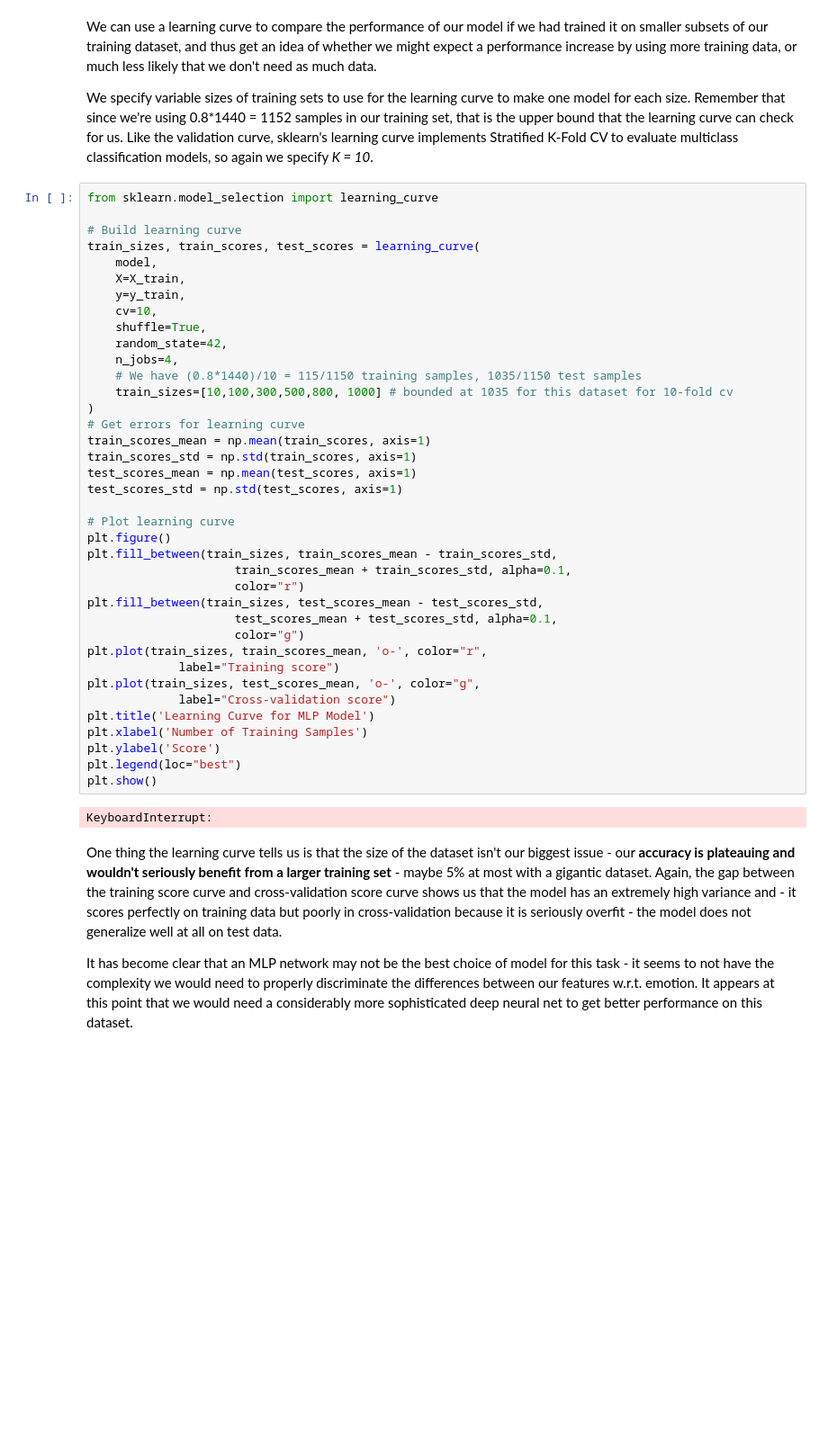
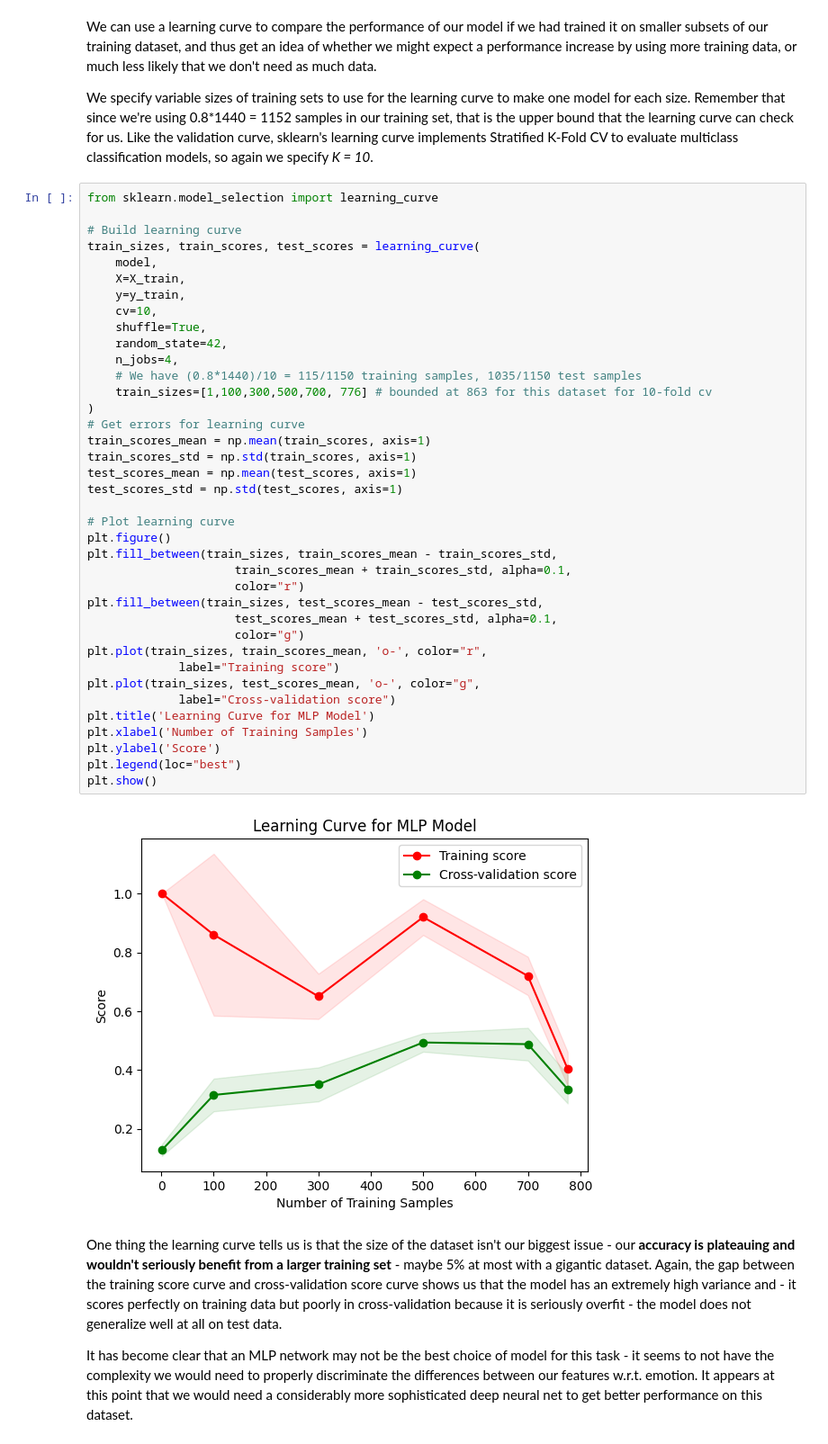
Before and after one commit to Vixlump/Week4-NeuralNetworks, a Jupyter notebook: Week4__Neural_Networks.ipynb, the cells around one changed output. Shown at 90% size. Saved outputs shown, nothing was run; the diff lists cells and outputs as text; blank space fills up the shorter version.

```diff
--- a/Week4__Neural_Networks.ipynb
+++ b/Week4__Neural_Networks.ipynb
@@ -851,35 +861,35 @@ train_sizes, train_scores, test_scores = learning_curve(
     cv=10,
     shuffle=True,
     random_state=42,
     n_jobs=4,
     # We have (0.8*1440)/10 = 115/1150 training samples, 1035/1150 test samples
-    train_sizes=[10,100,300,500,800, 1000] # bounded at 1035 for this dataset for 10-fold cv
+    train_sizes=[1,100,300,500,700, 776] # bounded at 863 for this dataset for 10-fold cv
 )
 # Get errors for learning curve
 train_scores_mean = np.mean(train_scores, axis=1)
 train_scores_std = np.std(train_scores, axis=1)
 test_scores_mean = np.mean(test_scores, axis=1)
 test_scores_std = np.std(test_scores, axis=1)
 
 # Plot learning curve
 plt.figure()
 plt.fill_between(train_sizes, train_scores_mean - train_scores_std,
                      train_scores_mean + train_scores_std, alpha=0.1,
                      color="r")
 plt.fill_between(train_sizes, test_scores_mean - test_scores_std,
                      test_scores_mean + test_scores_std, alpha=0.1,
                      color="g")
 plt.plot(train_sizes, train_scores_mean, 'o-', color="r",
              label="Training score")
 plt.plot(train_sizes, test_scores_mean, 'o-', color="g",
              label="Cross-validation score")
 plt.title('Learning Curve for MLP Model')
 plt.xlabel('Number of Training Samples')
 plt.ylabel('Score')
 plt.legend(loc="best")
 plt.show()
 # %% [output]
-KeyboardInterrupt:
+[figure, added]
 # %% [markdown]
 One thing the learning curve tells us is that the size of the dataset isn't our biggest issue - our **accuracy is plateauing and wouldn't seriously benefit from a larger training set** - maybe 5% at most with a gigantic dataset. Again, the gap between the training score curve and cross-validation score curve shows us that the model has an extremely high variance and - it scores perfectly on training data but poorly in cross-validation because it is seriously overfit - the model does not generalize well at all on test data.
 
```
Also changed, not shown: parts of 3 cells of this notebook.
